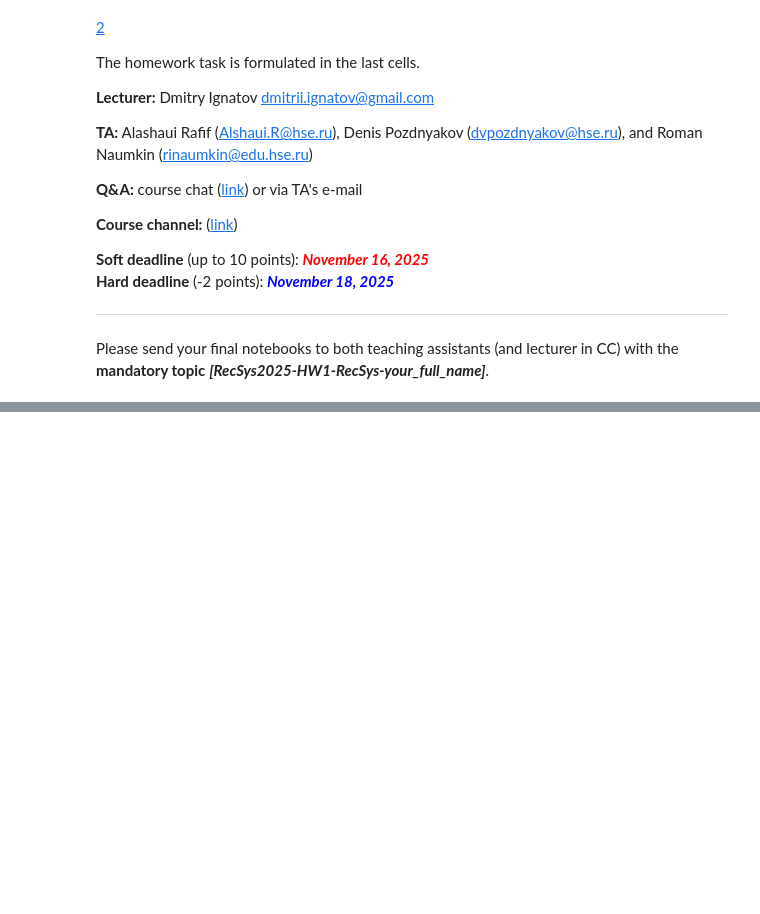
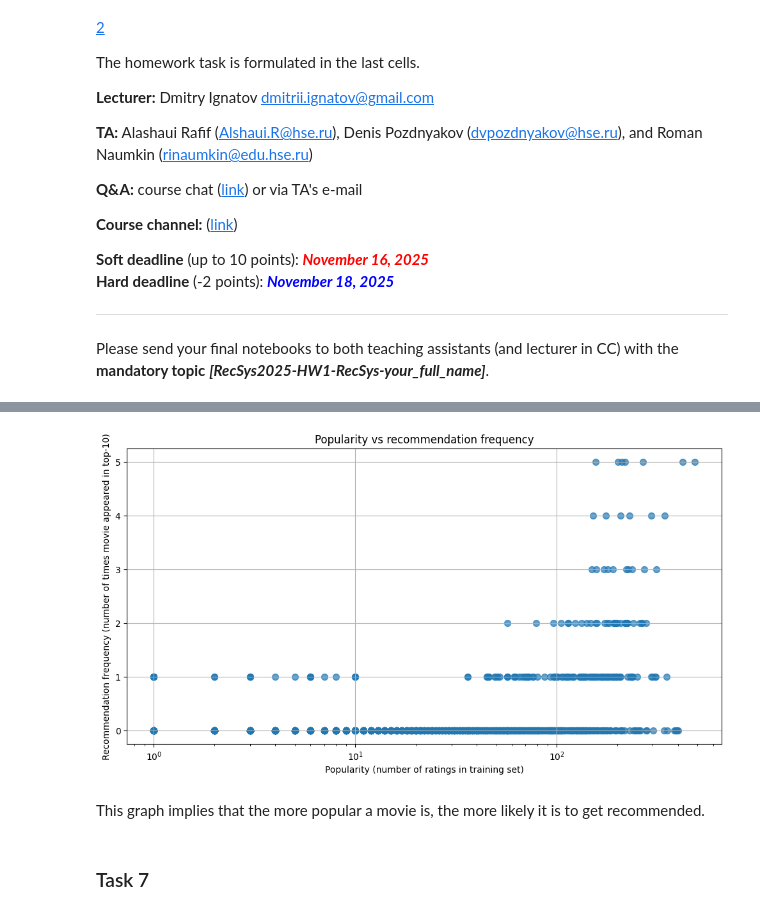
Before and after one commit to succSeeded/recsys-2025, a Jupyter notebook: hws/hw1/main.ipynb, the cells around one changed output, grey strips where cells are left out. Drawn from its saved outputs; the diff is of its cells as text; code cells hidden in the pictures; blank space fills up the shorter version.

```diff
--- a/hws/hw1/main.ipynb
+++ b/hws/hw1/main.ipynb
@@ -588,0 +338,36 @@ $$\beta\cdot r^{user-based}_{ui} + (1-\beta)\cdot r^{item-based}_{ui}, \mbox{ wh
+# %%
+n = 10  # using top-10 predictions
+movie_ratings = trainItemUser.notna().sum(axis=0)
+top_k_predictions_userwise = [
+    movie_predictions.columns[movie_predictions.loc[usr, :].argsort()[-n:]]
+    for usr in movie_predictions.index
+]
+# %%
+movie_predictions_in_top_k = []
+for movie in movie_ratings.index:
+    movie_predictions_in_top_k.append(
+        0
+        if movie not in movie_predictions.columns
+        else sum(
+            [1 for recommends in top_k_predictions_userwise if movie in recommends]
+        )
+    )
+movie_predictions_in_top_k = pd.Series(
+    movie_predictions_in_top_k, index=movie_ratings.index
+)
+# %%
+fig, ax = plt.subplots(1, 1, figsize=(12, 6))
+ax.scatter(movie_ratings, movie_predictions_in_top_k, s=50, alpha=0.7)
+ax.set_title("Popularity vs recommendation frequency")
+ax.set_xlabel("Popularity (number of ratings in training set)")
+ax.set_ylabel("Recommendation frequency (number of times movie appeared in top-10)")
+ax.set_xscale("log")
+# ax.set_yscale("log")
+plt.grid()
+plt.show()
+# %% [output]
+[figure, added]
+# %% [markdown]
+This graph implies that the more popular a movie is, the more likely it is to get recommended.
+# %% [markdown]
+### Task 7
```
Also changed, not shown: parts of 71 cells of this notebook.
